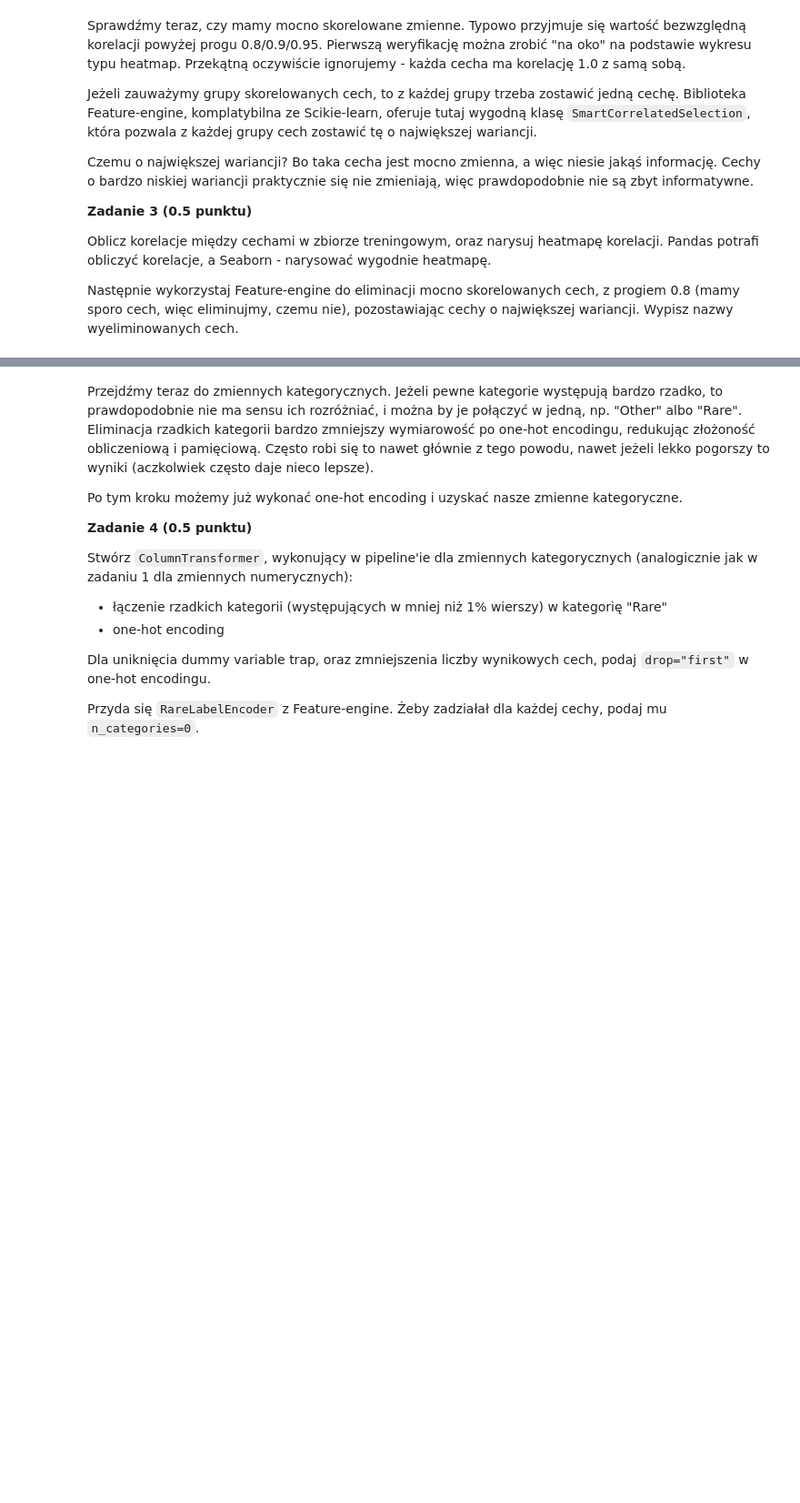
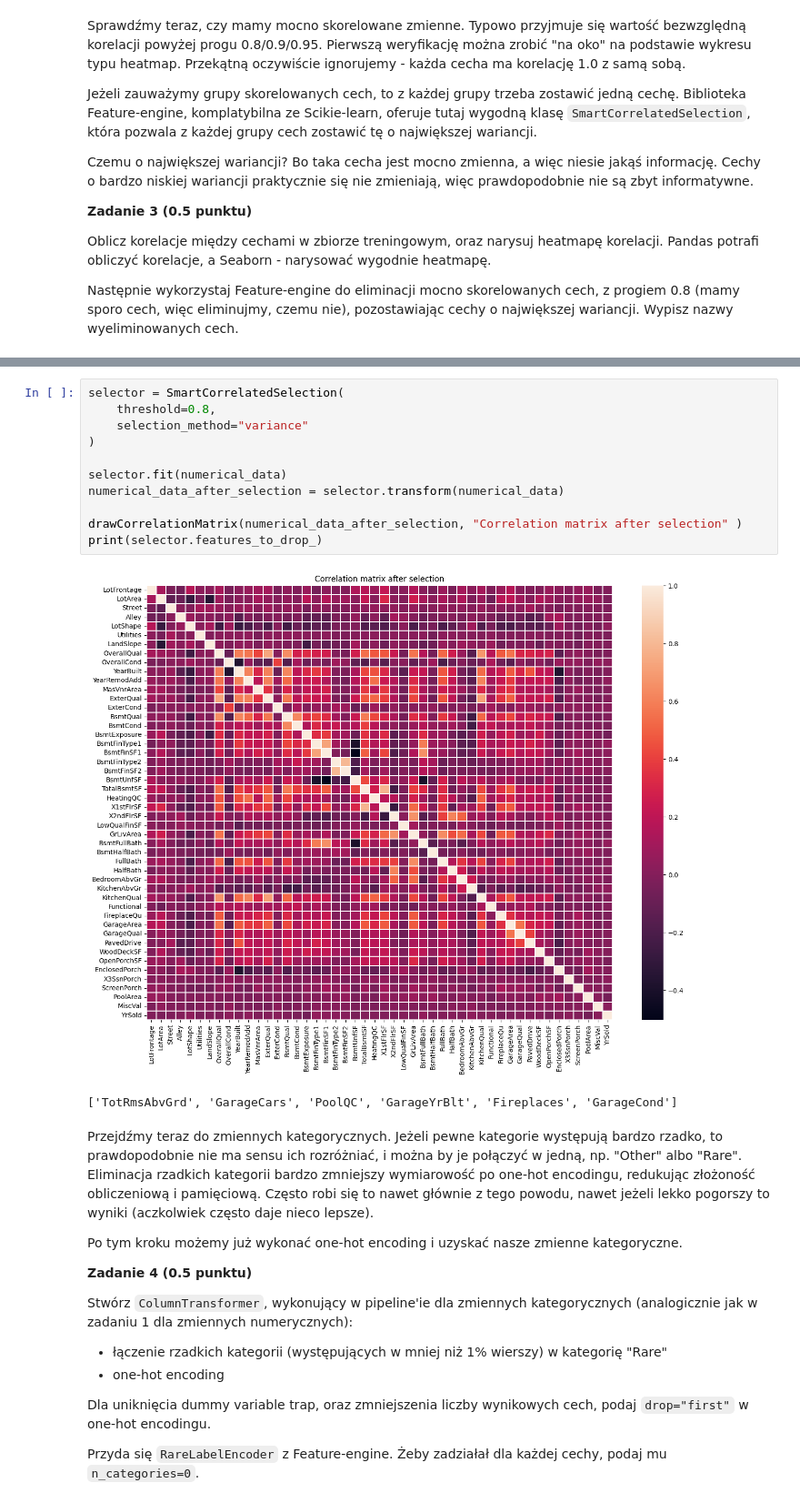
Before and after one commit to Lotheru10/podstawy-uczenia-maszynowego-25-26, a Jupyter notebook: lab1/notebook.ipynb, the cells around one changed output, grey strips where cells are left out. Shown at 91% size. Saved outputs shown, nothing was run; the diff lists cells and outputs as text; blank space fills up the shorter version.

```diff
--- a/lab1/notebook.ipynb
+++ b/lab1/notebook.ipynb
@@ -385,3 +442,17 @@ Następnie wykorzystaj Feature-engine do eliminacji mocno skorelowanych cech, z
+# %%
+selector = SmartCorrelatedSelection(
+    threshold=0.8,
+    selection_method="variance"
+)
+
+selector.fit(numerical_data)
+numerical_data_after_selection = selector.transform(numerical_data)
+
+drawCorrelationMatrix(numerical_data_after_selection, "Correlation matrix after selection" )
+print(selector.features_to_drop_)
+# %% [output]
+[figure, added]
+['TotRmsAbvGrd', 'GarageCars', 'PoolQC', 'GarageYrBlt', 'Fireplaces', 'GarageCond']
 # %% [markdown]
 Przejdźmy teraz do zmiennych kategorycznych. Jeżeli pewne kategorie występują bardzo rzadko, to prawdopodobnie nie ma sensu ich rozróżniać, i można by je połączyć w jedną, np. "Other" albo "Rare". Eliminacja rzadkich kategorii bardzo zmniejszy wymiarowość po one-hot encodingu, redukując złożoność obliczeniową i pamięciową. Często robi się to nawet głównie z tego powodu, nawet jeżeli lekko pogorszy to wyniki (aczkolwiek często daje nieco lepsze).
 
```
Also changed, not shown: parts of 10 cells of this notebook.
